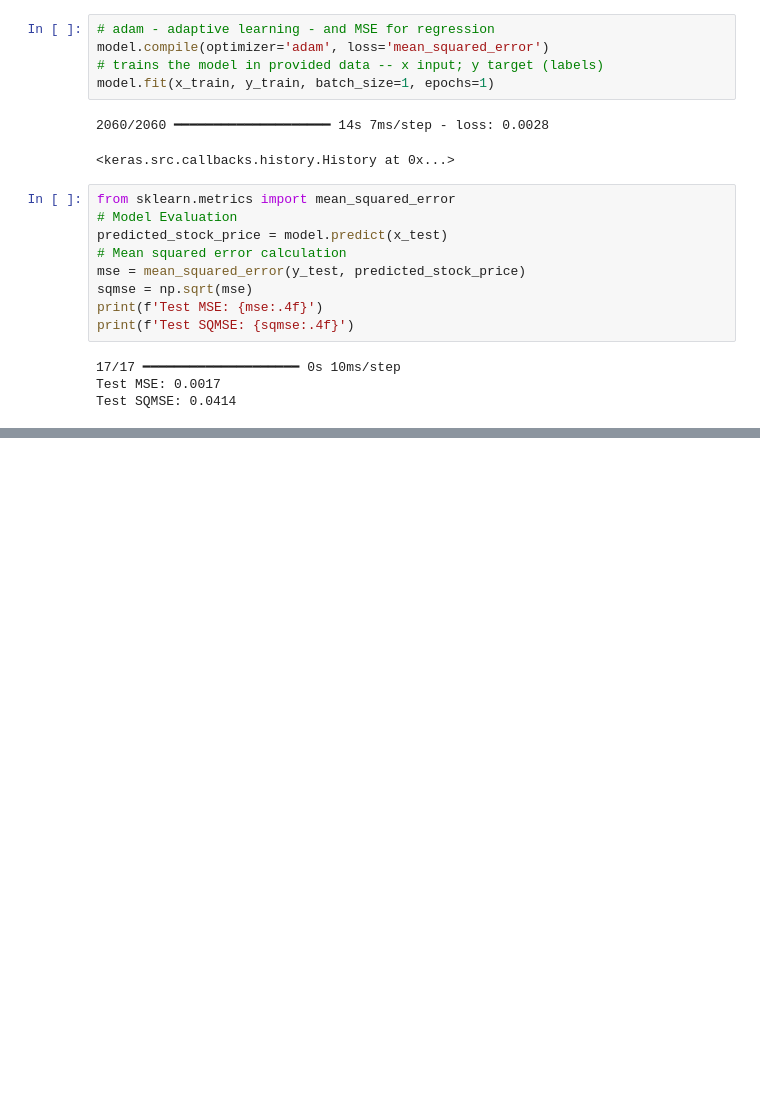
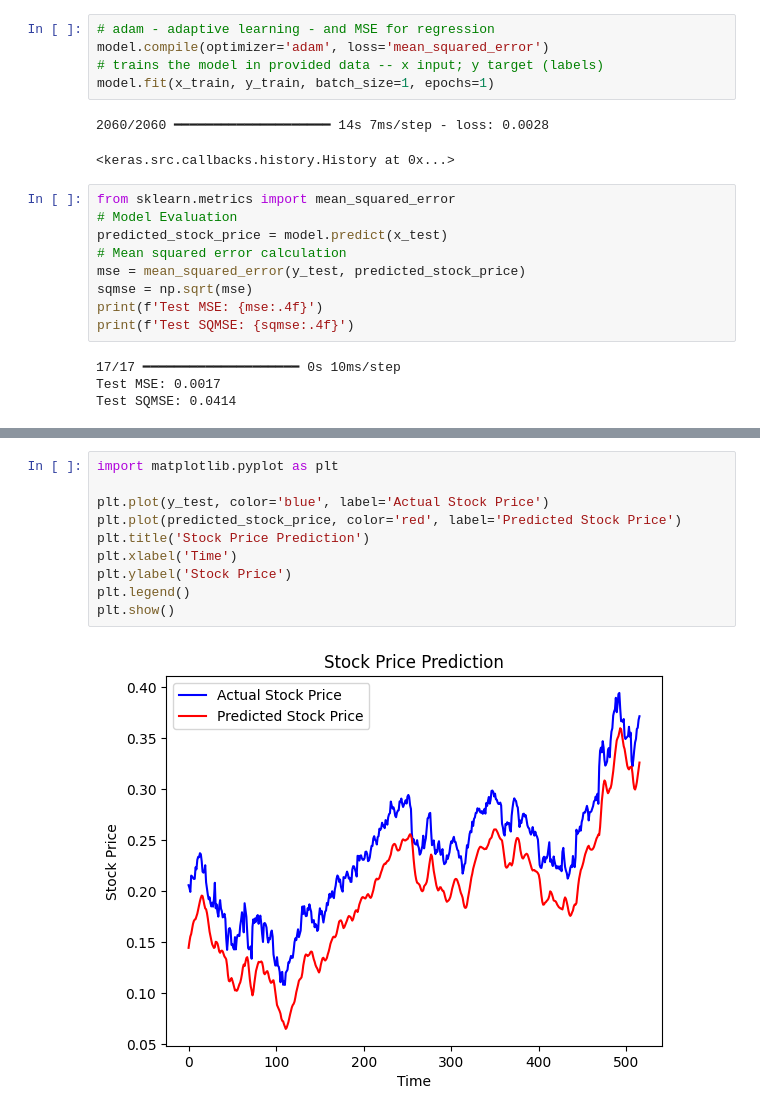
Before and after one commit to BrianErichsen/6017, a Jupyter notebook: Capstone/data.ipynb, the cells around one changed output, grey strips where cells are left out. Cells and saved outputs as stored; diff of their text form; blank space fills up the shorter version.

```diff
--- a/Capstone/data.ipynb
+++ b/Capstone/data.ipynb
@@ -109,0 +153,12 @@ So far it seems that model can predictict well the prices of stocks
+# %%
+import matplotlib.pyplot as plt
+
+plt.plot(y_test, color='blue', label='Actual Stock Price')
+plt.plot(predicted_stock_price, color='red', label='Predicted Stock Price')
+plt.title('Stock Price Prediction')
+plt.xlabel('Time')
+plt.ylabel('Stock Price')
+plt.legend()
+plt.show()
+# %% [output]
+[figure, added]
```
Also changed, not shown: parts of 3 cells of this notebook.
